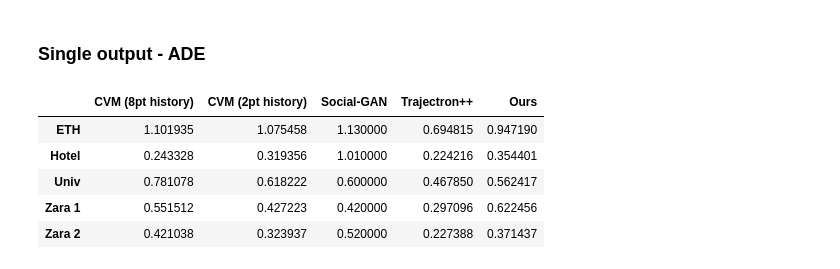
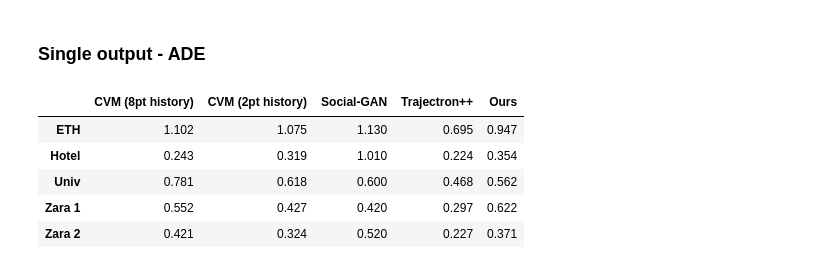
Before and after one commit to karlriis/trajectory-forecasting, a Jupyter notebook: our_method_results_comparison.ipynb, the cells around one changed output. Drawn from its saved outputs; the diff is of its cells as text; code cells hidden in the pictures.

```diff
--- a/our_method_results_comparison.ipynb
+++ b/our_method_results_comparison.ipynb
@@ -624,11 +624,11 @@ Zara 2 & 0.859903 & 0.724414 & 1.110000 & \textbf{0.589387} & 0.788144 \\
 # %% [markdown]
 ### Single output - ADE
 # %%
-df_most_likely_ade.style.highlight_min(color = 'lightgreen', axis = 1)
+df_most_likely_ade.style.highlight_min(color = 'lightgreen', axis = 1).format(precision=3)
 # %% [output]
 |  | CVM (8pt history) | CVM (2pt history) | Social-GAN | Trajectron++ | Ours |
-| ETH | 1.101935 | 1.075458 | 1.130000 | 0.694815 | 0.947190 |
-| Hotel | 0.243328 | 0.319356 | 1.010000 | 0.224216 | 0.354401 |
-| Univ | 0.781078 | 0.618222 | 0.600000 | 0.467850 | 0.562417 |
-| Zara 1 | 0.551512 | 0.427223 | 0.420000 | 0.297096 | 0.622456 |
-| Zara 2 | 0.421038 | 0.323937 | 0.520000 | 0.227388 | 0.371437 |
+| ETH | 1.102 | 1.075 | 1.130 | 0.695 | 0.947 |
+| Hotel | 0.243 | 0.319 | 1.010 | 0.224 | 0.354 |
+| Univ | 0.781 | 0.618 | 0.600 | 0.468 | 0.562 |
+| Zara 1 | 0.552 | 0.427 | 0.420 | 0.297 | 0.622 |
+| Zara 2 | 0.421 | 0.324 | 0.520 | 0.227 | 0.371 |
```
Also changed, not shown: parts of 13 cells of this notebook.
